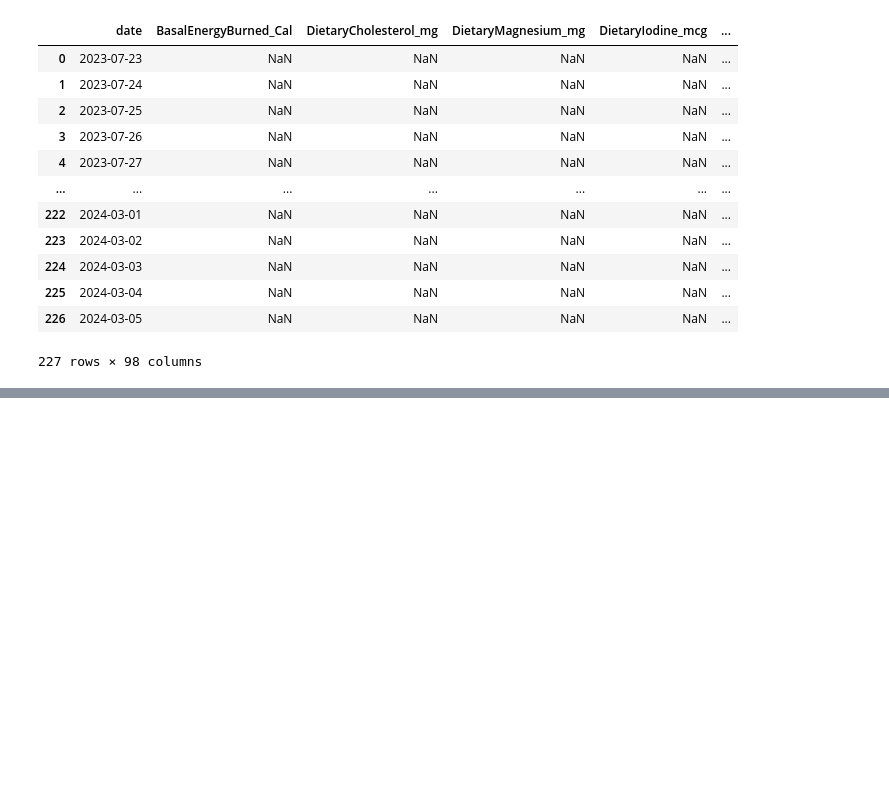
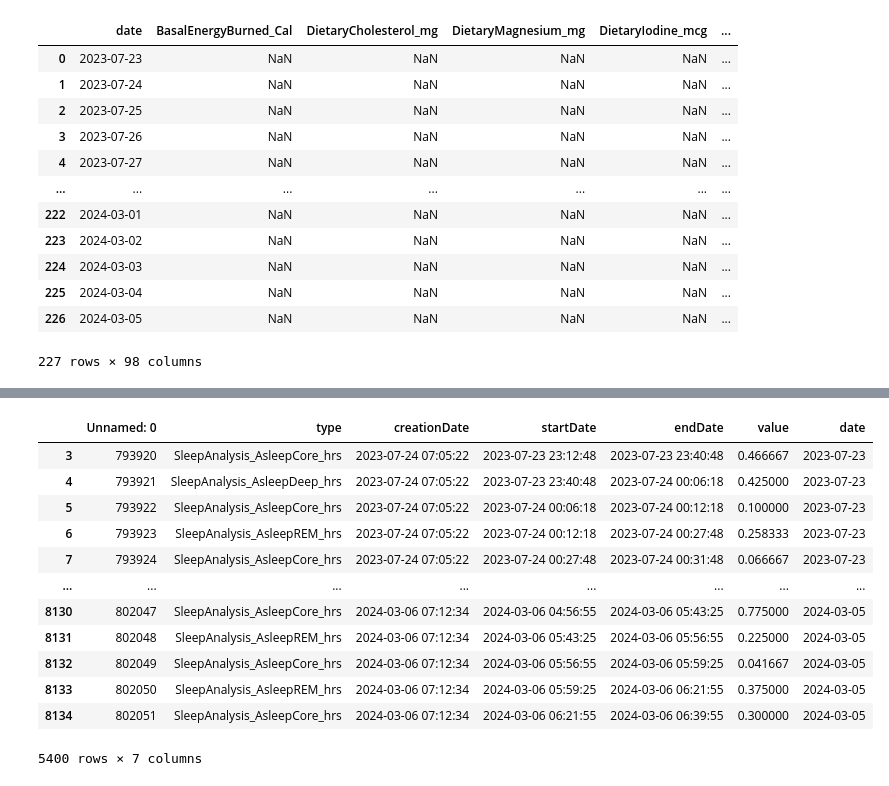
Before and after one commit to bennettandrewm/guess_my_weight, a Jupyter notebook: guess_my_weight.ipynb, the cells around one changed output, grey strips where cells are left out. Saved outputs shown, nothing was run; the diff lists cells and outputs as text; code cells hidden in the pictures; blank space fills up the shorter version.

Commit message:
completed scrubbing

```diff
--- a/guess_my_weight.ipynb
+++ b/guess_my_weight.ipynb
@@ -109,7 +110,3 @@ sleep_df.loc[sleep_df['unit'].str.contains("HKCategoryValueSleepAnalysis"),'unit
-# %%
-#scrub sleep column
-sleep_df.loc[:,'type'] = sleep_df['type'] + '_' + sleep_df['unit']
-sleep_df = sleep_df.drop('unit', axis = 1)
 # %%
 #scrub quantity df
 quantity_df.loc[:,'type'] = quantity_df['type'] + '_' + quantity_df['unit']
@@ -322,0 +267,13 @@ weight_df['date'] = pd.to_datetime(weight_df['date']).dt.date
+# %%
+#scrub sleep column
+sleep_df.loc[:,'type'] = sleep_df['type'] + '_' + sleep_df['unit'] + '_hrs'
+sleep_df = sleep_df.drop('unit', axis = 1)
+# %%
+#sleep_df['startDate'] = pd.to_datetime(sleep_df['startDate']).dt.date
+sleep_df['startDate'] = pd.to_datetime(sleep_df['startDate'], format='%d%b%Y:%H:%M:%S')
+sleep_df['endDate'] = pd.to_datetime(sleep_df['endDate'], format='%d%b%Y:%H:%M:%S')
+sleep_df['value'] = (sleep_df['endDate'] - sleep_df['startDate'])/dt.timedelta(hours=1)
+
+#remove unwanted sleep columns
+sleep_df = sleep_df[sleep_df['type'] != 'SleepAnalysis_InBed_hrs']
+sleep_df = sleep_df[sleep_df['type'] != 'SleepAnalysis_AsleepUnspecified_hrs']
@@ -322,0 +296,25 @@ weight_df['date'] = pd.to_datetime(weight_df['date']).dt.date
+# %%
+#sleep_df = sleep_df.drop(['Unnamed: 0', 'creationDate', 'endDate'], axis = 1)
+def sleep_date (date):
+    if date.hour > 11:
+        return date
+    else:
+        return (date - pd.Timedelta(1, unit='D'))
+
+sleep_df['date'] = sleep_df['startDate'].apply(sleep_date)
+sleep_df['date'] = pd.to_datetime(sleep_df['date']).dt.date
+sleep_df
+# %% [output]
+|  | Unnamed: 0 | type | creationDate | startDate | endDate | value | date |
+| 3 | 793920 | SleepAnalysis_AsleepCore_hrs | 2023-07-24 07:05:22 | 2023-07-23 23:12:48 | 2023-07-23 23:40:48 | 0.466667 | 2023-07-23 |
+| 4 | 793921 | SleepAnalysis_AsleepDeep_hrs | 2023-07-24 07:05:22 | 2023-07-23 23:40:48 | 2023-07-24 00:06:18 | 0.425000 | 2023-07-23 |
+| 5 | 793922 | SleepAnalysis_AsleepCore_hrs | 2023-07-24 07:05:22 | 2023-07-24 00:06:18 | 2023-07-24 00:12:18 | 0.100000 | 2023-07-23 |
+| 6 | 793923 | SleepAnalysis_AsleepREM_hrs | 2023-07-24 07:05:22 | 2023-07-24 00:12:18 | 2023-07-24 00:27:48 | 0.258333 | 2023-07-23 |
+| 7 | 793924 | SleepAnalysis_AsleepCore_hrs | 2023-07-24 07:05:22 | 2023-07-24 00:27:48 | 2023-07-24 00:31:48 | 0.066667 | 2023-07-23 |
+| ... | ... | ... | ... | ... | ... | ... | ... |
+| 8130 | 802047 | SleepAnalysis_AsleepCore_hrs | 2024-03-06 07:12:34 | 2024-03-06 04:56:55 | 2024-03-06 05:43:25 | 0.775000 | 2024-03-05 |
+| 8131 | 802048 | SleepAnalysis_AsleepREM_hrs | 2024-03-06 07:12:34 | 2024-03-06 05:43:25 | 2024-03-06 05:56:55 | 0.225000 | 2024-03-05 |
+| 8132 | 802049 | SleepAnalysis_AsleepCore_hrs | 2024-03-06 07:12:34 | 2024-03-06 05:56:55 | 2024-03-06 05:59:25 | 0.041667 | 2024-03-05 |
+| 8133 | 802050 | SleepAnalysis_AsleepREM_hrs | 2024-03-06 07:12:34 | 2024-03-06 05:59:25 | 2024-03-06 06:21:55 | 0.375000 | 2024-03-05 |
+| 8134 | 802051 | SleepAnalysis_AsleepCore_hrs | 2024-03-06 07:12:34 | 2024-03-06 06:21:55 | 2024-03-06 06:39:55 | 0.300000 | 2024-03-05 |
+5400 rows × 7 columns
```
Also changed, not shown: parts of 31 cells of this notebook.
